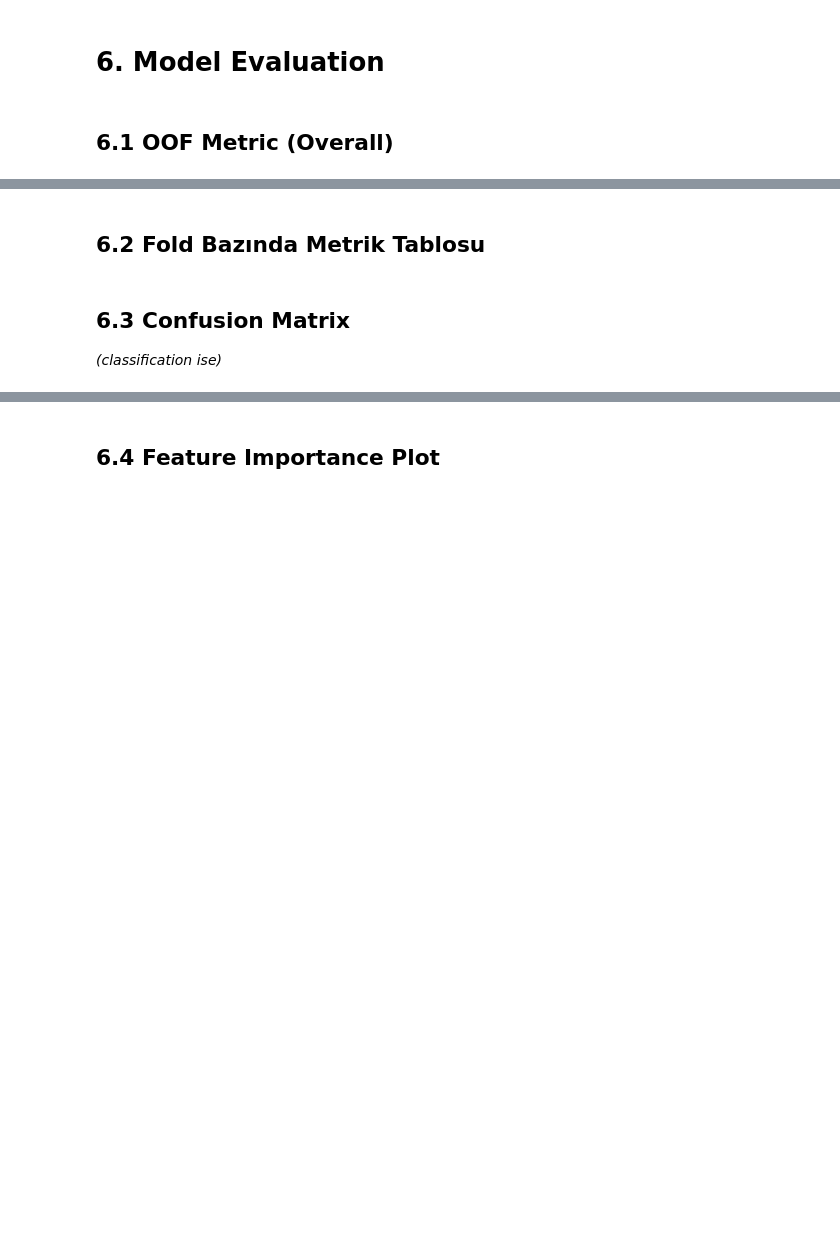
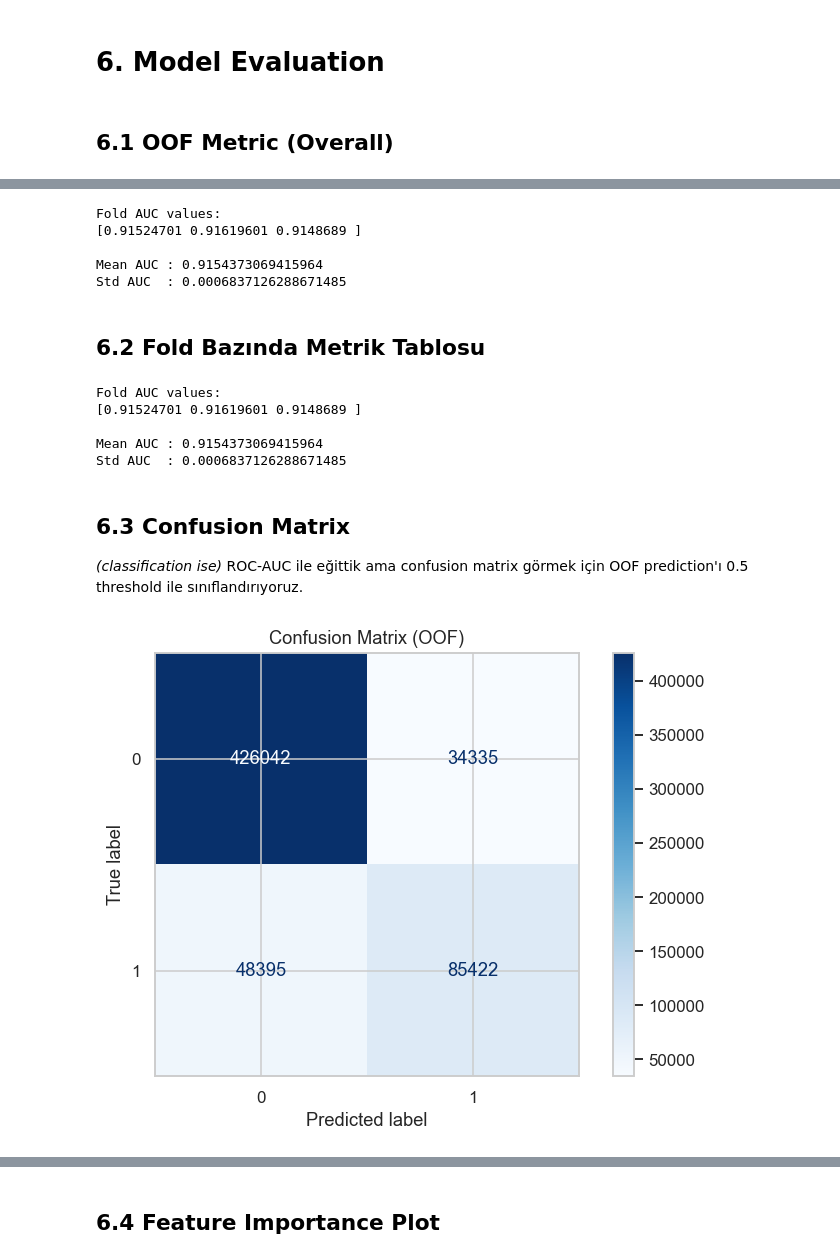
Before and after one commit to iremkabil/Predict_Customer_Churn, a Jupyter notebook: notebooks/train.ipynb, the cells around one changed output, grey strips where cells are left out. Saved outputs shown, nothing was run; the diff lists cells and outputs as text; code cells hidden in the pictures; blank space fills up the shorter version.

```diff
--- a/notebooks/train.ipynb
+++ b/notebooks/train.ipynb
@@ -78,4 +816,10 @@
 # %% [markdown]
 ## 5.1 X / y / test Split Tanımı
 # %%
-# X, y, test split buraya
+X = X_final.copy()
+y = y_full.copy()
+X_test = X_test_final.copy()
+
+print("X shape     :", X.shape)
+print("y shape     :", y.shape)
+print("X_test shape:", X_test.shape)
@@ -85,4 +846,10 @@
 - StratifiedKFold / KFold seçimi
 - Fold sayısı config'den gelecek
 # %%
-# CV setup buraya
+cv = StratifiedKFold(
+    n_splits=N_SPLITS,
+    shuffle=True,
+    random_state=RANDOM_STATE
+)
+
+print(cv)
@@ -89,3 +858,11 @@
+# %%
+# CV Arrays Initialization
+oof_preds = np.zeros(len(X))
+test_preds = np.zeros(len(X_test))
+
+fold_scores = []
+fold_results = []
+models = []
 # %% [markdown]
 ## 5.3 Training Loop
 
@@ -103,10 +1060,50 @@
+# %%
+print("Fold AUC values:")
+print(fold_results_df["fold_auc"].values)
+
+print("\nMean AUC :", fold_results_df["fold_auc"].mean())
+print("Std AUC  :", fold_results_df["fold_auc"].std())
+# %% [output]
+Fold AUC values:
+[0.91524701 0.91619601 0.9148689 ]
+
+Mean AUC : 0.9154373069415964
+Std AUC  : 0.0006837126288671485
 # %% [markdown]
 ## 6.2 Fold Bazında Metrik Tablosu
 # %%
-# fold metrik tablosu buraya
+print("Fold AUC values:")
+print(fold_results_df["fold_auc"].values)
+
+print("\nMean AUC :", fold_results_df["fold_auc"].mean())
+print("Std AUC  :", fold_results_df["fold_auc"].std())
+# %% [output]
+Fold AUC values:
+[0.91524701 0.91619601 0.9148689 ]
+
+Mean AUC : 0.9154373069415964
+Std AUC  : 0.0006837126288671485
 # %% [markdown]
 ## 6.3 Confusion Matrix
 
-*(classification ise)*
+*(classification ise)* ROC-AUC ile eğittik ama confusion matrix görmek için
+OOF prediction'ı 0.5 threshold ile sınıflandırıyoruz.
 # %%
-# confusion matrix buraya
+# Convert OOF to Class
+oof_class = (oof_preds >= 0.5).astype(int)
+# %%
+# Confusion Matrix
+from sklearn.metrics import confusion_matrix, ConfusionMatrixDisplay
+
+cm = confusion_matrix(y, oof_class)
+
+disp = ConfusionMatrixDisplay(
+    confusion_matrix=cm
+)
+
+disp.plot(cmap="Blues")
+
+plt.title("Confusion Matrix (OOF)")
+plt.show()
+# %% [output]
+[figure, added]
```
Also changed, not shown: parts of 83 cells of this notebook.
